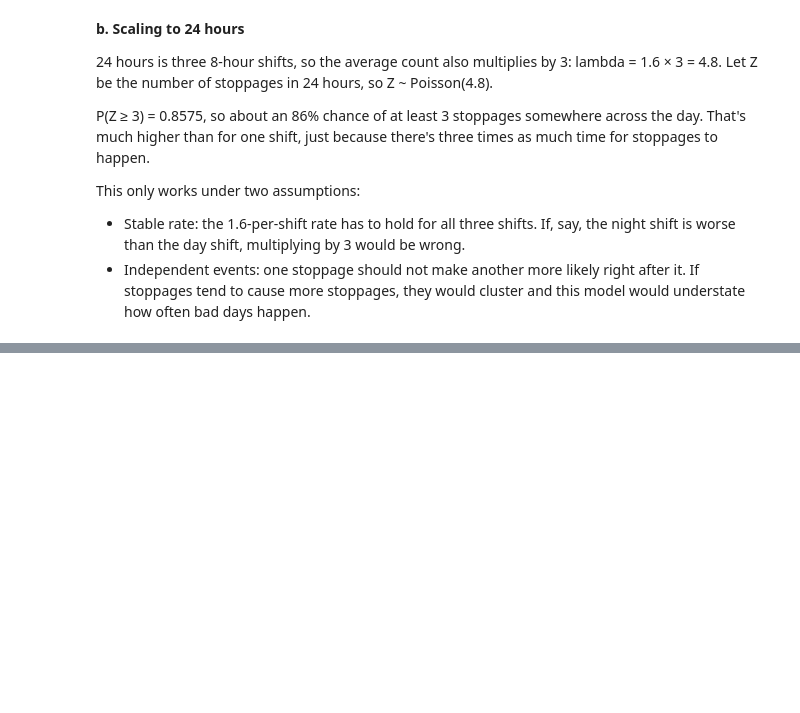
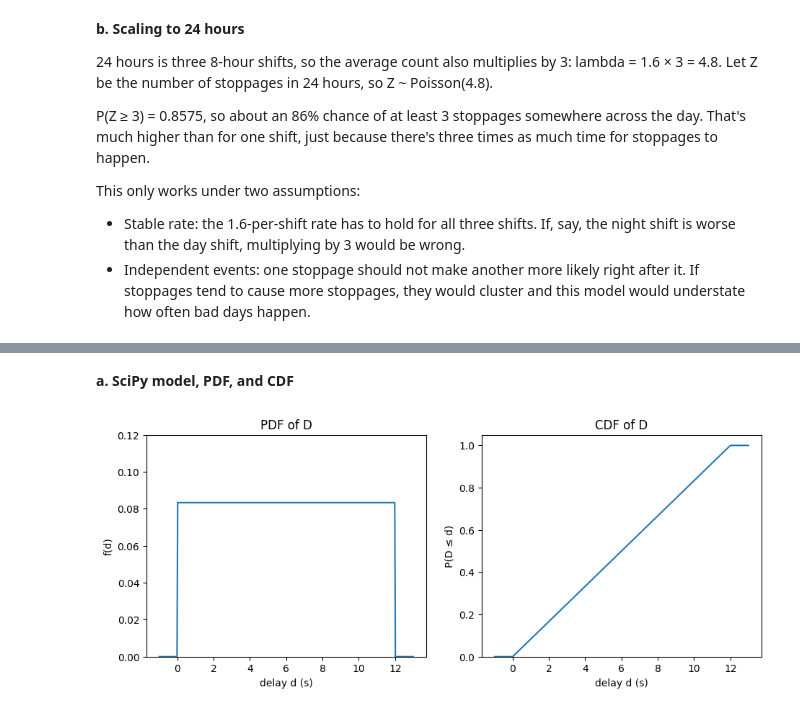
Before and after one commit to sebinko/STA1_26, a Jupyter notebook: Assignment2/assignment_2.ipynb, the cells around one changed output, grey strips where cells are left out. Saved outputs shown, nothing was run; the diff lists cells and outputs as text; code cells hidden in the pictures; blank space fills up the shorter version.

```diff
--- a/Assignment2/assignment_2.ipynb
+++ b/Assignment2/assignment_2.ipynb
@@ -196,0 +203,17 @@ This only works under two assumptions:
+# %% [markdown]
+**a. SciPy model, PDF, and CDF**
+# %%
+low, high = 0, 12
+D = uniform(loc=low, scale=high - low)  # scale is the WIDTH of the interval, not the right endpoint
+
+d = np.linspace(-1, 13, 400)
+fig, (ax1, ax2) = plt.subplots(1, 2, figsize=(11, 4))
+
+ax1.plot(d, D.pdf(d))
+ax1.set(title="PDF of D", xlabel="delay d (s)", ylabel="f(d)", ylim=(0, 0.12))
+
+ax2.plot(d, D.cdf(d))
+ax2.set(title="CDF of D", xlabel="delay d (s)", ylabel="P(D ≤ d)", ylim=(0, 1.05))
+plt.show()
+# %% [output]
+[figure, added]
```
Also changed, not shown: parts of 40 cells of this notebook.
